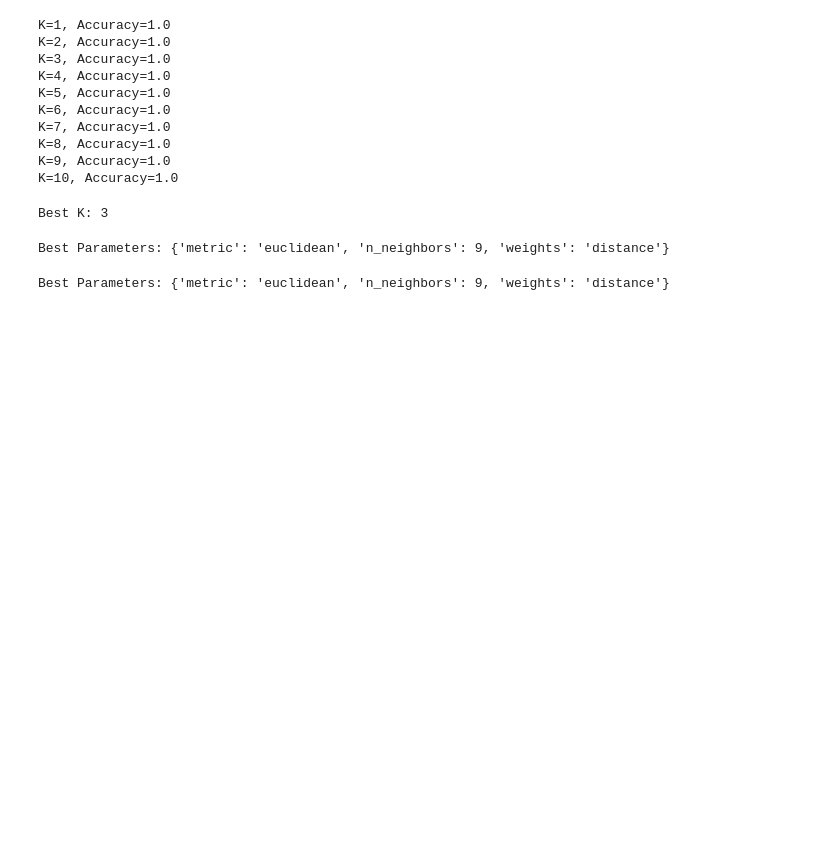
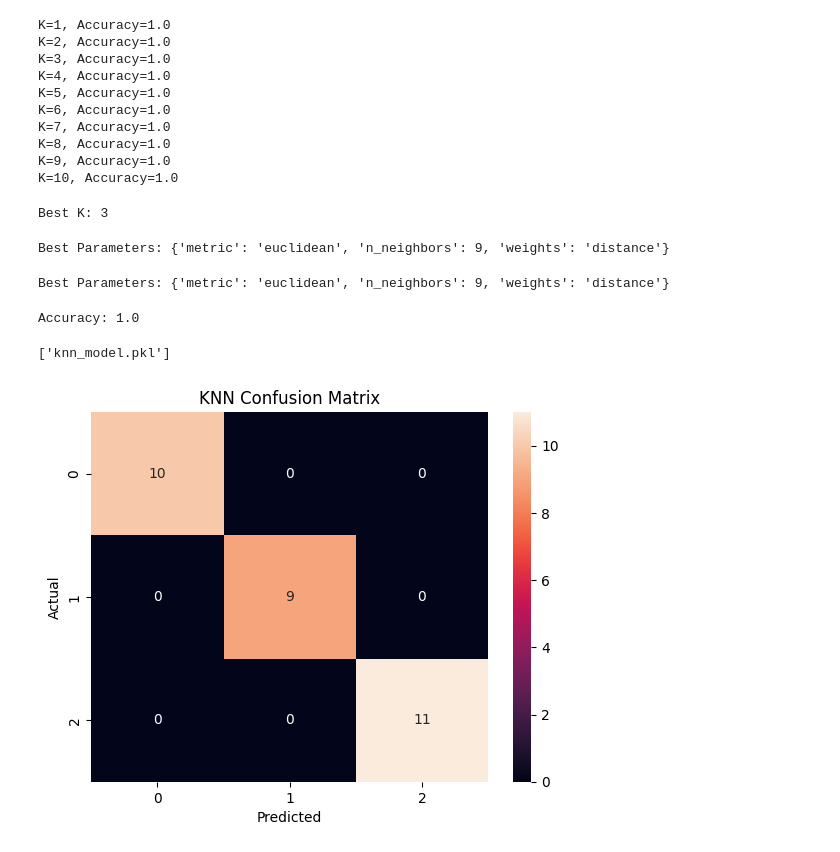
Before and after one commit to ChaturvedyShalini/ml-learning-journey, a Jupyter notebook: knn.ipynb, the cells around one changed output. Cells and saved outputs as stored; diff of their text form; code cells hidden in the pictures; blank space fills up the shorter version.

```diff
--- a/knn.ipynb
+++ b/knn.ipynb
@@ -123,3 +123,36 @@ knn_reg = KNeighborsRegressor(n_neighbors=5)
 
 knn_reg.fit(X_train, y_train)
 y_pred_reg = knn_reg.predict(X_test)
+# %%
+from sklearn.pipeline import Pipeline
+
+knn_pipeline = Pipeline([
+    ('scaler', StandardScaler()),
+    ('knn', KNeighborsClassifier(n_neighbors=5))
+])
+
+knn_pipeline.fit(X_train, y_train)
+y_pred = knn_pipeline.predict(X_test)
+
+print("Accuracy:", accuracy_score(y_test, y_pred))
+# %% [output]
+Accuracy: 1.0
+# %%
+import joblib
+
+joblib.dump(knn, 'knn_model.pkl')
+# %% [output]
+['knn_model.pkl']
+# %%
+import matplotlib.pyplot as plt
+import seaborn as sns
+
+cm = confusion_matrix(y_test, y_pred)
+
+sns.heatmap(cm, annot=True, fmt='d')
+plt.xlabel("Predicted")
+plt.ylabel("Actual")
+plt.title("KNN Confusion Matrix")
+plt.show()
+# %% [output]
+[figure, added]
```
Also changed, not shown: 1 other file.
